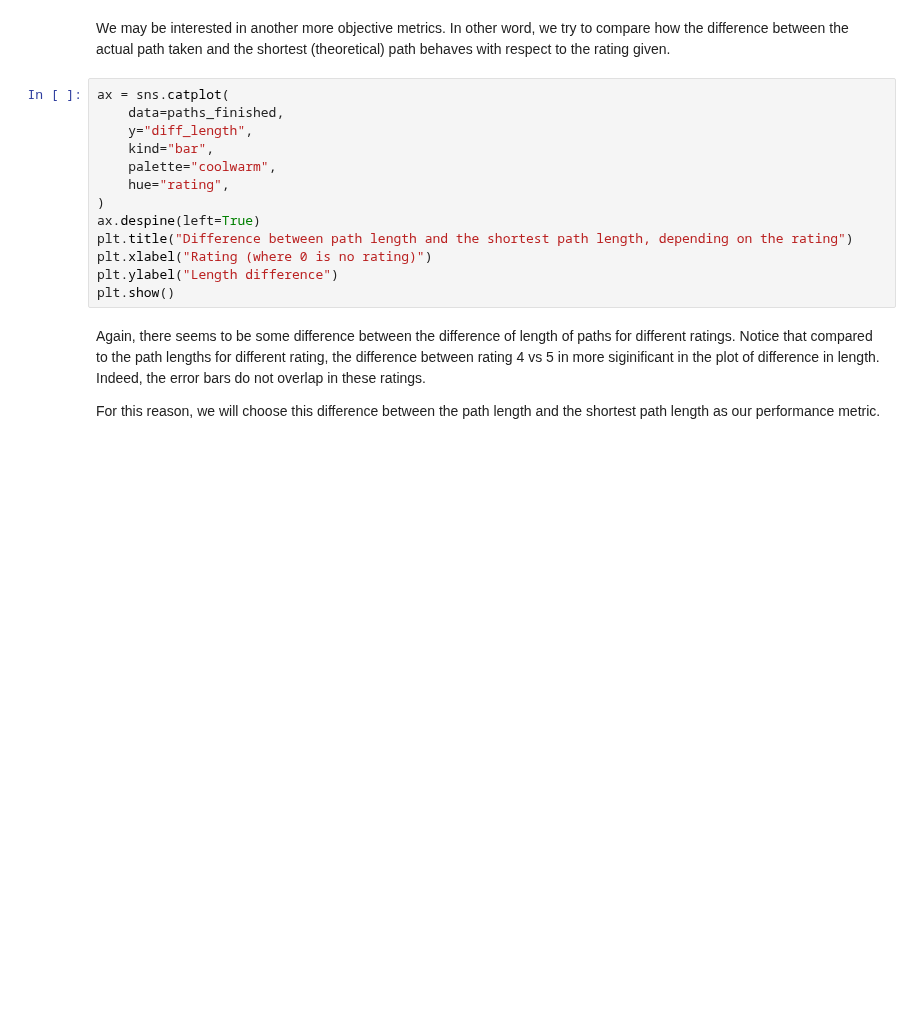
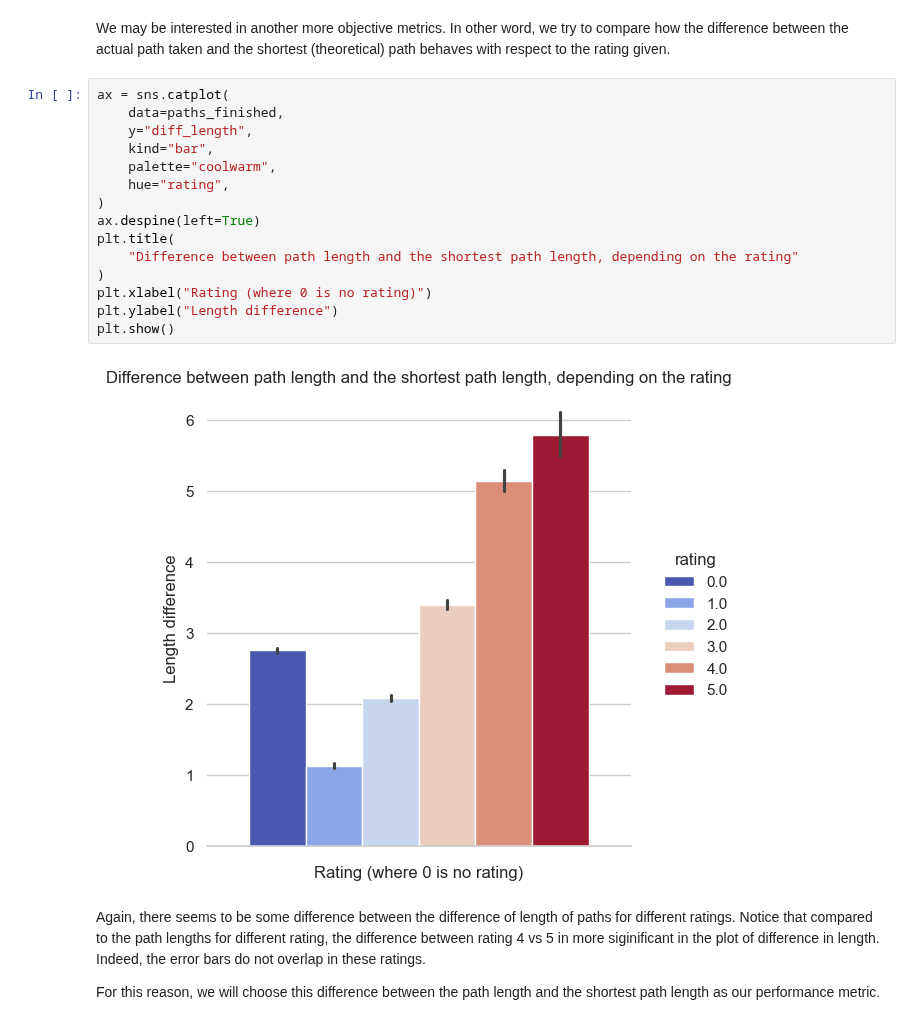
Before and after one commit to epfl-ada/ada-2023-project-abracadabra2023, a Jupyter notebook: nb.ipynb, the cells around one changed output. Cells and saved outputs as stored; diff of their text form; blank space fills up the shorter version.

```diff
--- a/nb.ipynb
+++ b/nb.ipynb
@@ -88,16 +111,20 @@ We may be interested in another more objective metrics. In other word, we try to
 # %%
 ax = sns.catplot(
     data=paths_finished,
     y="diff_length",
     kind="bar",
     palette="coolwarm",
     hue="rating",
 )
 ax.despine(left=True)
-plt.title("Difference between path length and the shortest path length, depending on the rating")
+plt.title(
+    "Difference between path length and the shortest path length, depending on the rating"
+)
 plt.xlabel("Rating (where 0 is no rating)")
 plt.ylabel("Length difference")
 plt.show()
+# %% [output]
+[figure, added]
 # %% [markdown]
 Again, there seems to be some difference between the difference of length of paths for different ratings. Notice that compared to the path lengths for different rating, the difference between rating 4 vs 5 in more siginificant in the plot of difference in length. Indeed, the error bars do not overlap in these ratings.
 
```
Also changed, not shown: parts of 38 cells of this notebook, 5 other files.
